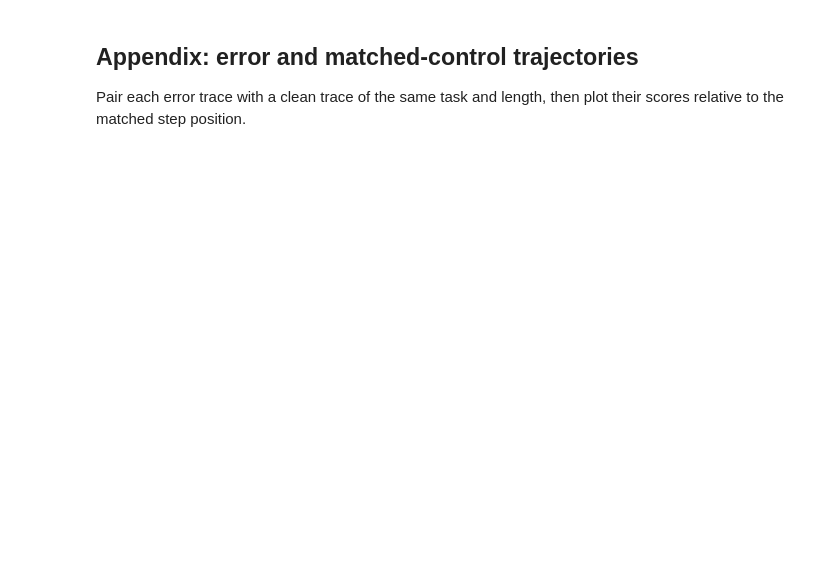
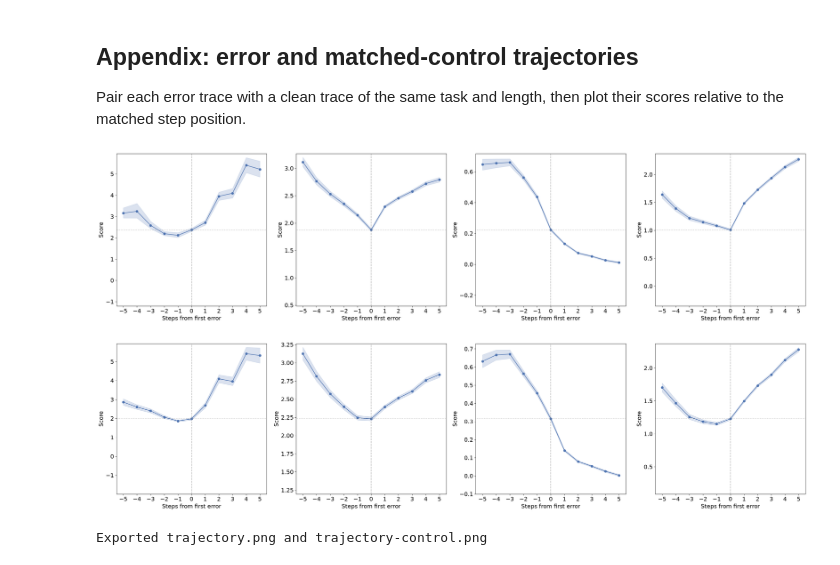
Before and after one commit to jafber/bachelor-thesis, a Jupyter notebook: experiments/generate-plots.ipynb, the cells around one changed output. Saved outputs shown, nothing was run; the diff lists cells and outputs as text; code cells hidden in the pictures; blank space fills up the shorter version.

```diff
--- a/experiments/generate-plots.ipynb
+++ b/experiments/generate-plots.ipynb
@@ -74,3 +75,22 @@ for model, (model_id, stem) in MODELS.items():
     judges_by_model[model] = judge.drop(columns=['_merge', 'transcript', 'cache_key'])
 
 print(f'Loaded {len(examples)} traces for each of {len(MODELS)} models (cache-only).')
+# %%
+# Plot style: edit these values, then rerun this cell and the desired plot cells.
+TEXT_SIZE = 16
+COLORS = dict(zip(MODELS, ['#4C72B0', '#DD8452', '#55A868', '#C44E52', '#8172B3']))
+METHOD_COLORS = [COLORS['Qwen3.5-4B'], COLORS['Qwen3.5-9B']]
+PAPER_COLOR = '#888888'
+OUR_PAPER_COLOR = COLORS['Qwen3.5-4B']
+HEATMAP_NEUTRAL = '#E5E5E5'
+
+plt.rcParams.update({
+    'font.size': TEXT_SIZE,
+    'axes.labelsize': TEXT_SIZE,
+    'xtick.labelsize': TEXT_SIZE,
+    'ytick.labelsize': TEXT_SIZE,
+    'legend.fontsize': TEXT_SIZE,
+    'legend.title_fontsize': TEXT_SIZE,
+    'figure.titlesize': TEXT_SIZE,
+    'axes.titlesize': TEXT_SIZE,
+})
@@ -399,41 +511,30 @@ print('Exported tracking-shuffled-objects-auroc.png and tracking-shuffled-object
 
 Pair each error trace with a clean trace of the same task and length, then plot their scores relative to the matched step position.
 # %%
-# Appendix: align each annotated error with a distinct clean trace of the
-# same task and length; anchor the clean trace at its paired error step index.
-error_examples, control_examples = sample_control_and_error(examples, seed=42)
-assert len(error_examples) == len(control_examples) > 0
-assert all((e.benchmark, e.task, len(e.steps)) == (c.benchmark, c.task, len(c.steps))
-           for e, c in zip(error_examples, control_examples))
-all_scores = pd.concat([scores.assign(uid=model + ':' + scores.uid)
-                        for model, scores in scores_by_model.items()], ignore_index=True)
-error_keys = pd.DataFrame([
-    dict(benchmark=e.benchmark, task=e.task, uid=f'{model}:{e.uid}', n_steps=len(e.steps))
-    for e in error_examples for model in MODELS
-])
-control_anchors = pd.DataFrame([
-    dict(benchmark=c.benchmark, task=c.task, uid=f'{model}:{c.uid}',
-         anchor=e.label, n_steps=len(c.steps))
-    for e, c in zip(error_examples, control_examples) for model in MODELS
-])
-error_scores = all_scores.merge(error_keys, on=KEYS, how='inner', validate='many_to_one')
-control_scores = all_scores.merge(control_anchors, on=KEYS, how='inner', validate='many_to_one')
-assert error_scores[KEYS].drop_duplicates().shape[0] == len(error_examples) * len(MODELS)
-assert control_scores[KEYS].drop_duplicates().shape[0] == len(control_examples) * len(MODELS)
-assert error_scores.groupby(KEYS).size().eq(error_scores.groupby(KEYS).n_steps.first()).all()
-assert control_scores.groupby(KEYS).size().eq(control_scores.groupby(KEYS).n_steps.first()).all()
-control_scores['first_error'] = control_scores.step.eq(control_scores.anchor)
-assert control_scores.groupby(KEYS).first_error.sum().eq(1).all()
-assert error_scores.groupby(KEYS).first_error.sum().eq(1).all()
-
-for filename, group in [('trajectory.png', error_scores),
-                        ('trajectory-control.png', control_scores)]:
-    fig = plot_first_error_trajectories(group)
-    for ax in fig.axes:
-        ax.set_title('')
-        ax.xaxis.label.set_size(11)
-        ax.yaxis.label.set_size(11)
-        ax.tick_params(axis='both', labelsize=9)
+# Render precomputed mean trajectories and 95% bootstrap confidence intervals.
+for filename, summary in trajectory_summaries.items():
+    fig, axes = plt.subplots(1, len(dc_pmi.METRICS), figsize=(7 * len(dc_pmi.METRICS), 7),
+                             sharex=True, squeeze=False)
+    for ax, metric in zip(axes[0], dc_pmi.METRICS):
+        values = summary.loc[summary.metric == metric]
+        offsets = values.offset.to_numpy()
+        ax.plot(offsets, values['mean'].to_numpy(), marker='o', color=OUR_PAPER_COLOR)
+        ax.fill_between(offsets, values.ci_low.to_numpy(), values.ci_high.to_numpy(),
+                        color=OUR_PAPER_COLOR, alpha=.2)
+        first_error_mean = values.loc[values.offset == 0, 'mean'].iloc[0]
+        ax.axvline(0, color=PAPER_COLOR, linestyle='--', alpha=.6)
+        ax.axhline(first_error_mean, color=PAPER_COLOR, linestyle=':', alpha=.6)
+        lower, upper = ax.get_ylim()
+        radius = max(first_error_mean - lower, upper - first_error_mean)
+        ax.set(xlabel='Steps from first error', ylabel='Score', xticks=range(-5, 6),
+               ylim=(first_error_mean - radius, first_error_mean + radius))
+        ax.tick_params(axis='both', labelsize=TEXT_SIZE)
+    fig.tight_layout()
     fig.savefig(OUT / filename, dpi=220, bbox_inches='tight')
+    display(fig)
     plt.close(fig)
 print('Exported trajectory.png and trajectory-control.png')
+# %% [output]
+[figure, added]
+[figure, added]
+Exported trajectory.png and trajectory-control.png
```
Also changed, not shown: parts of 12 cells of this notebook, 21 other files.
